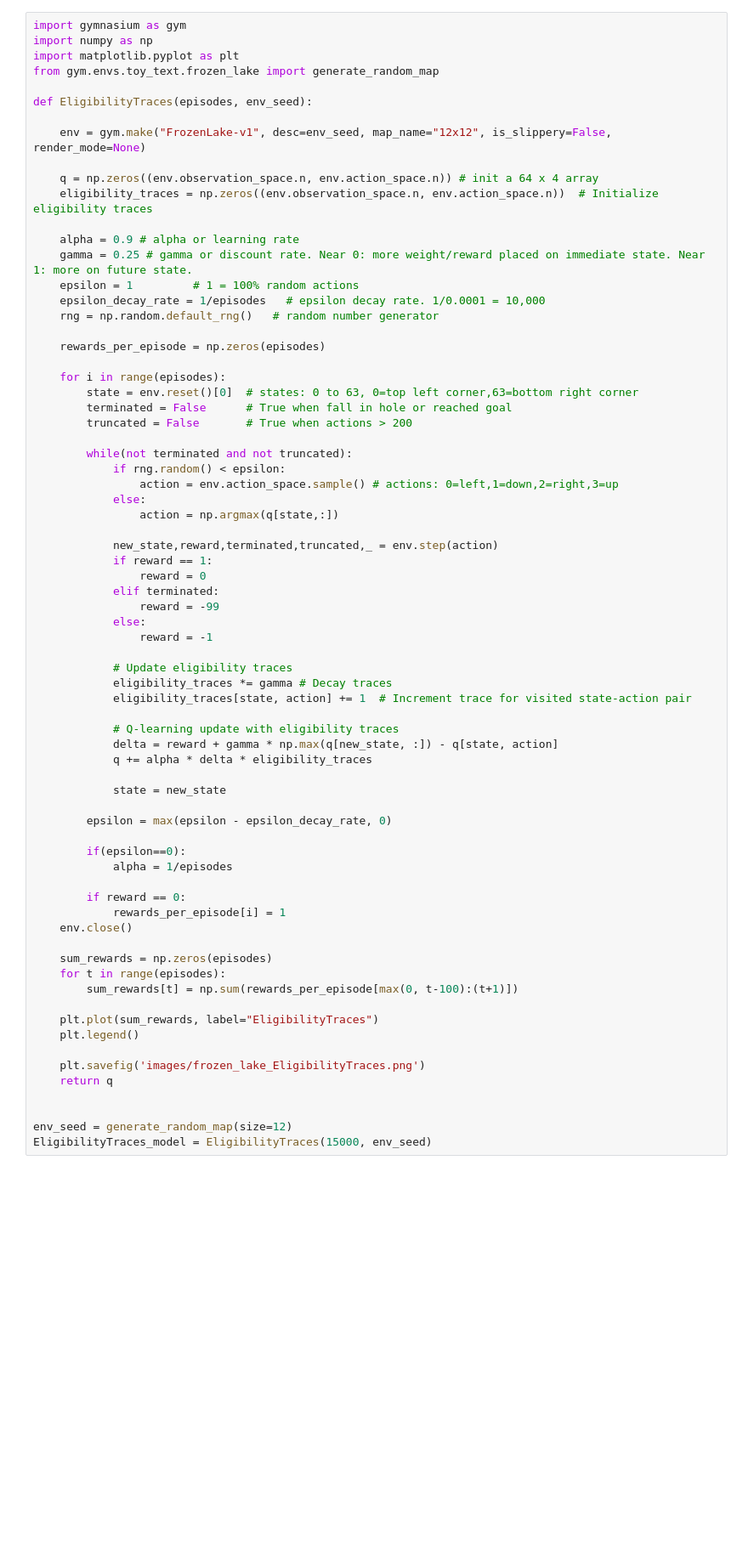
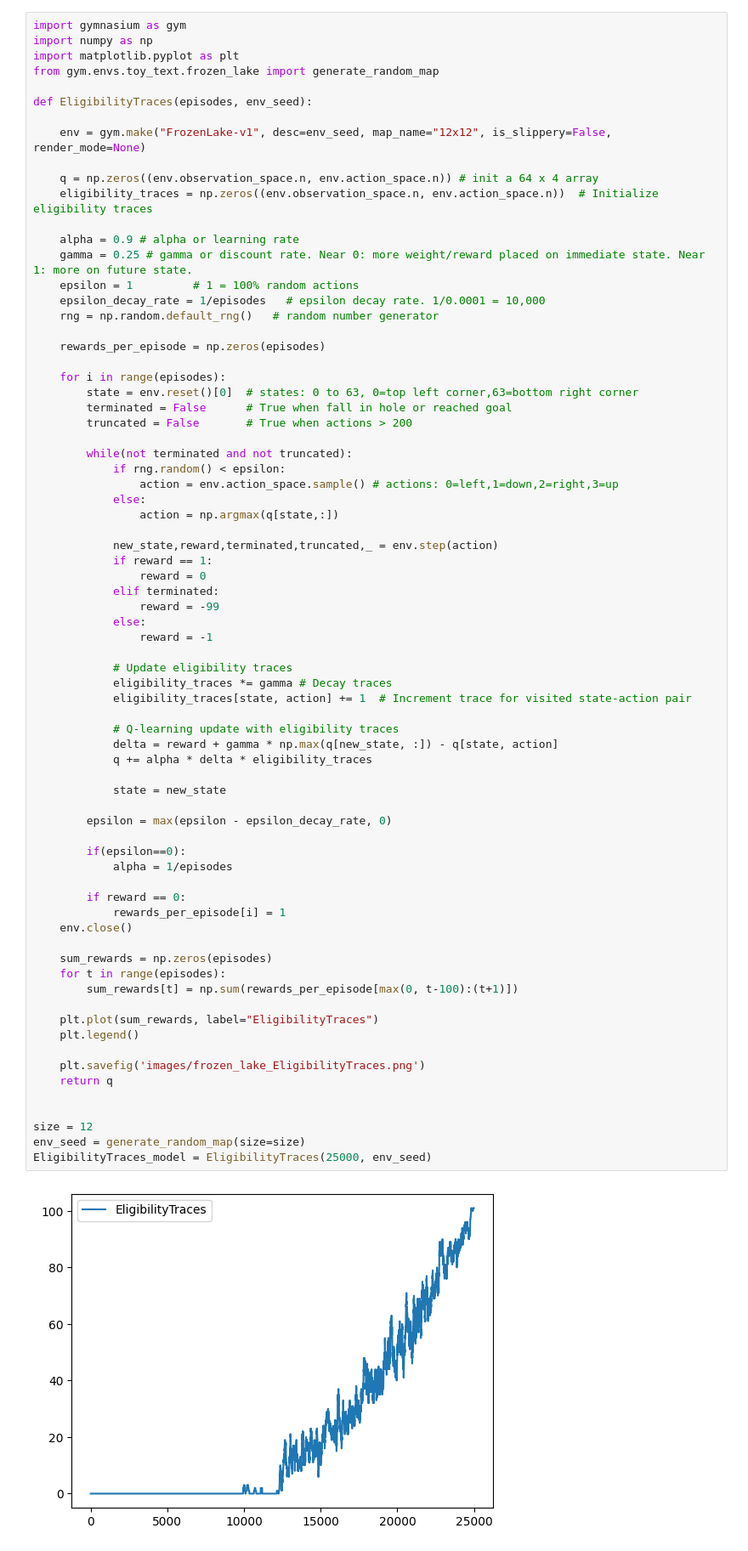
Before and after one commit to XixWISExiX/FrozenLake, a Jupyter notebook: EligibilityTracesDisplay.ipynb, the cells around one changed output. Shown: that part at 85% size. Drawn from its saved outputs; the diff is of its cells as text; blank space fills up the shorter version.

```diff
--- a/EligibilityTracesDisplay.ipynb
+++ b/EligibilityTracesDisplay.ipynb
@@ -41,32 +45,35 @@ def EligibilityTraces(episodes, env_seed):
             # Update eligibility traces
             eligibility_traces *= gamma # Decay traces
             eligibility_traces[state, action] += 1  # Increment trace for visited state-action pair
 
             # Q-learning update with eligibility traces
             delta = reward + gamma * np.max(q[new_state, :]) - q[state, action]
             q += alpha * delta * eligibility_traces
 
             state = new_state
 
         epsilon = max(epsilon - epsilon_decay_rate, 0)
 
         if(epsilon==0):
             alpha = 1/episodes
 
         if reward == 0:
             rewards_per_episode[i] = 1
     env.close()
 
     sum_rewards = np.zeros(episodes)
     for t in range(episodes):
         sum_rewards[t] = np.sum(rewards_per_episode[max(0, t-100):(t+1)])
 
     plt.plot(sum_rewards, label="EligibilityTraces")
     plt.legend()
 
     plt.savefig('images/frozen_lake_EligibilityTraces.png')
     return q
 
 
-env_seed = generate_random_map(size=12)
-EligibilityTraces_model = EligibilityTraces(15000, env_seed)
+size = 12
+env_seed = generate_random_map(size=size)
+EligibilityTraces_model = EligibilityTraces(25000, env_seed)
+# %% [output]
+[figure, added]
```
Also changed, not shown: parts of 8 cells of this notebook, 14 other files.
